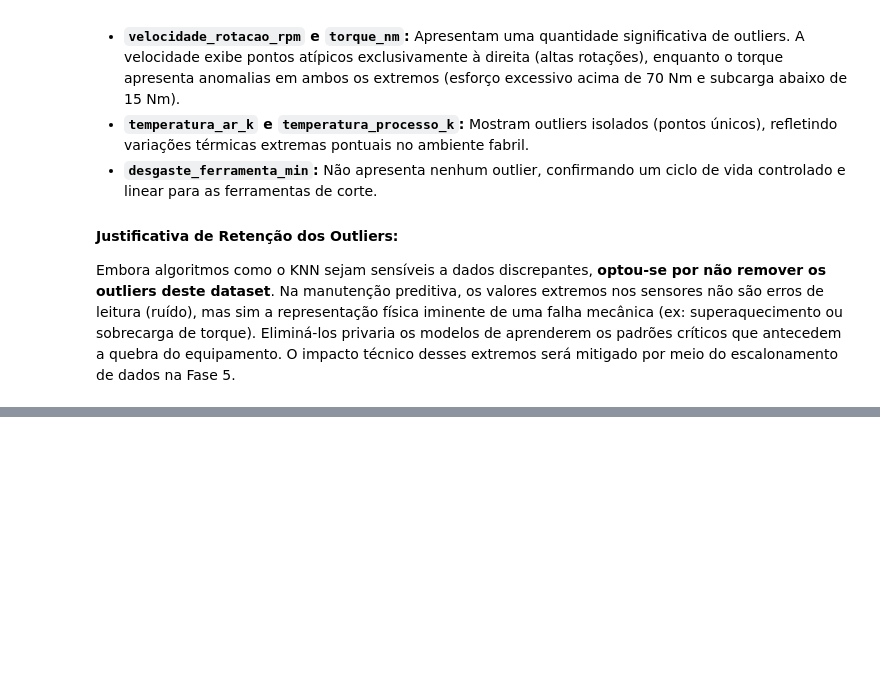
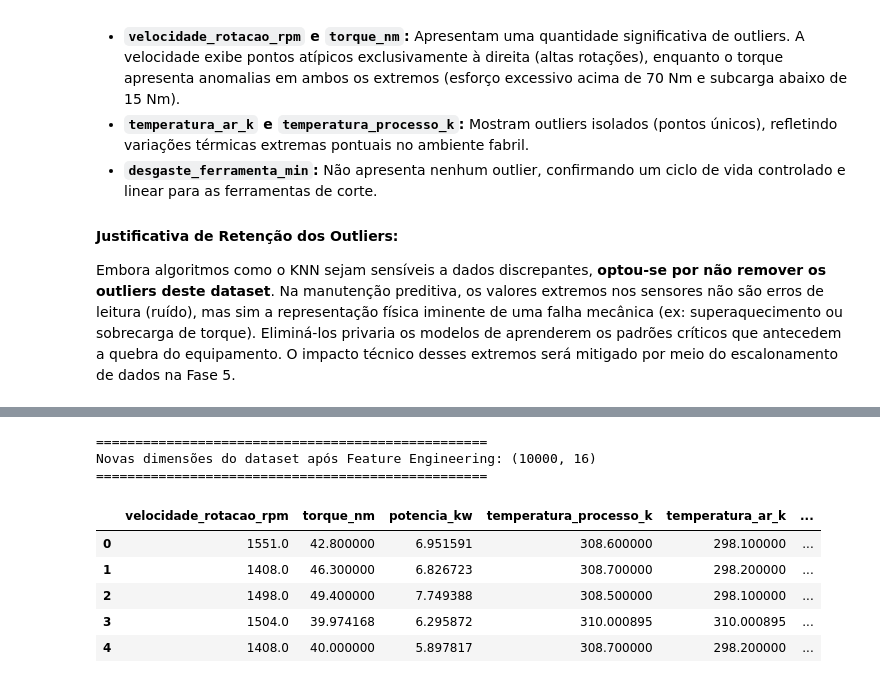
Before and after one commit to susejgo89/projetofinal_M1, a Jupyter notebook: pipeline_preditivo.ipynb, the cells around one changed output, grey strips where cells are left out. Cells and saved outputs as stored; diff of their text form; code cells hidden in the pictures; blank space fills up the shorter version.

```diff
--- a/pipeline_preditivo.ipynb
+++ b/pipeline_preditivo.ipynb
@@ -269,0 +289,26 @@ Embora algoritmos como o KNN sejam sensíveis a dados discrepantes, **optou-se p
+# %%
+# Atributo 1: Potência Mecânica (em kW) - Proposto no exemplo
+# Fórmula física: (Torque * RPM * 2 * pi) / (60 * 1000)0)
+df_prep['potencia_kw'] = df_prep['torque_nm'] * df_prep['velocidade_rotacao_rpm'] * (2 * np.pi) / 60000
+
+# Atributo 2: Diferença de Temperatura (em Kelvin)
+# Fornece um indicador direto de estresse térmico e falha por dissipação de calor (HDF)
+# diferença de temperatura = temperatura do processo - temperatura do ar
+
+df_prep['diferenca_temperatura_k'] = (df_prep['temperatura_processo_k'] - df_prep['temperatura_ar_k'])
+
+# Visualizando as dimensões e as novas colunas criadas
+print("="*50)
+print("Novas dimensões do dataset após Feature Engineering:", df_prep.shape)
+print("="*50)
+df_prep[['velocidade_rotacao_rpm', 'torque_nm', 'potencia_kw', 'temperatura_processo_k', 'temperatura_ar_k', 'diferenca_temperatura_k']].head()
+# %% [output]
+==================================================
+Novas dimensões do dataset após Feature Engineering: (10000, 16)
+==================================================
+|  | velocidade_rotacao_rpm | torque_nm | potencia_kw | temperatura_processo_k | temperatura_ar_k | ... |
+| 0 | 1551.0 | 42.800000 | 6.951591 | 308.600000 | 298.100000 | ... |
+| 1 | 1408.0 | 46.300000 | 6.826723 | 308.700000 | 298.200000 | ... |
+| 2 | 1498.0 | 49.400000 | 7.749388 | 308.500000 | 298.100000 | ... |
+| 3 | 1504.0 | 39.974168 | 6.295872 | 310.000895 | 310.000895 | ... |
+| 4 | 1408.0 | 40.000000 | 5.897817 | 308.700000 | 298.200000 | ... |
```
Also changed, not shown: parts of 5 cells of this notebook.
